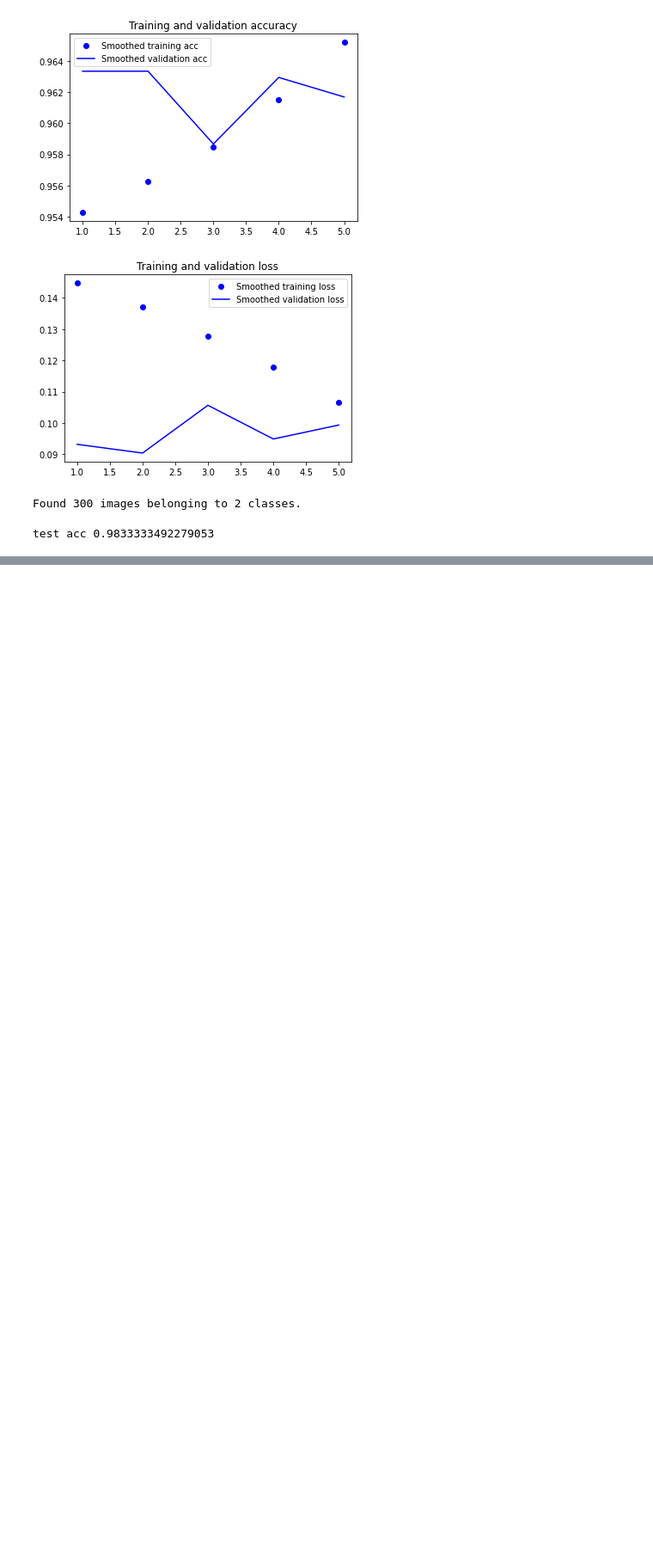
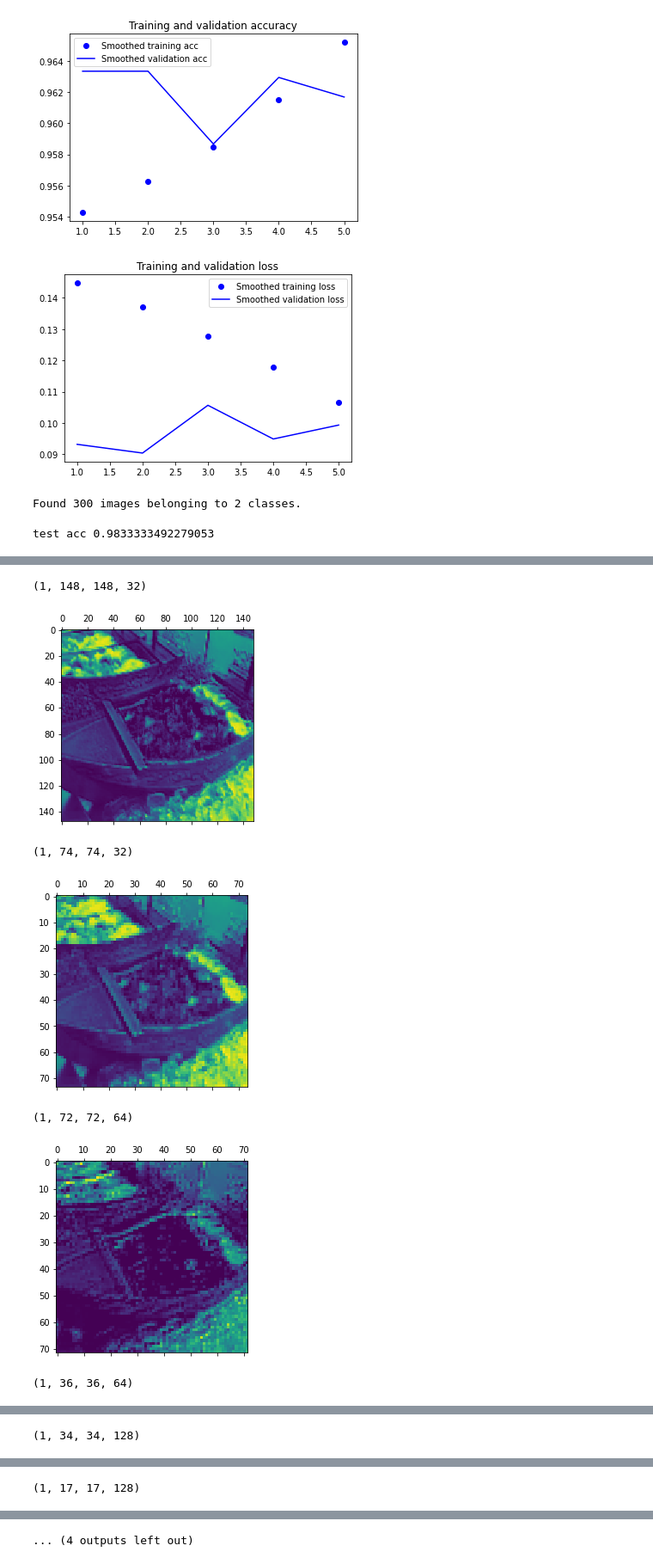
Before and after one commit to ElenaBonan/Python_projects, a Jupyter notebook: Food_recognition/Food_recognition.ipynb, the cells around one changed output, grey strips where cells are left out. Shown at 86% size. Drawn from its saved outputs; the diff is of its cells as text; code cells hidden in the pictures; blank space fills up the shorter version.

```diff
--- a/Food_recognition/Food_recognition.ipynb
+++ b/Food_recognition/Food_recognition.ipynb
@@ -554,0 +581,2 @@ test acc 0.9833333492279053
+# %%
+model2 = keras.models.load_model('Models/model2.h5')
@@ -554,0 +620,19 @@ test acc 0.9833333492279053
+# %%
+layer_outputs = [layer.output for layer in model2.layers[:8]]
+activation_model = models.Model(inputs = model2.input, outputs = layer_outputs)
+# %%
+activations = activation_model.predict(img_tensor)
+# %%
+# For every layer we can look at the output
+for i in activations:
+    print(i.shape)
+    plt.matshow(i[0,:,:,1], cmap = 'viridis')
+    plt.show()
+# %% [output]
+(1, 148, 148, 32)
+[figure, added]
+(1, 74, 74, 32)
+[figure, added]
+(1, 72, 72, 64)
+[figure, added]
+(1, 36, 36, 64)
@@ -554,0 +640 @@ test acc 0.9833333492279053
+(1, 34, 34, 128)
@@ -554,0 +642 @@ test acc 0.9833333492279053
+(1, 17, 17, 128)
@@ -554,0 +644 @@ test acc 0.9833333492279053
+... (4 outputs left out)
```
Also changed, not shown: parts of 13 cells of this notebook, 1 other file.
